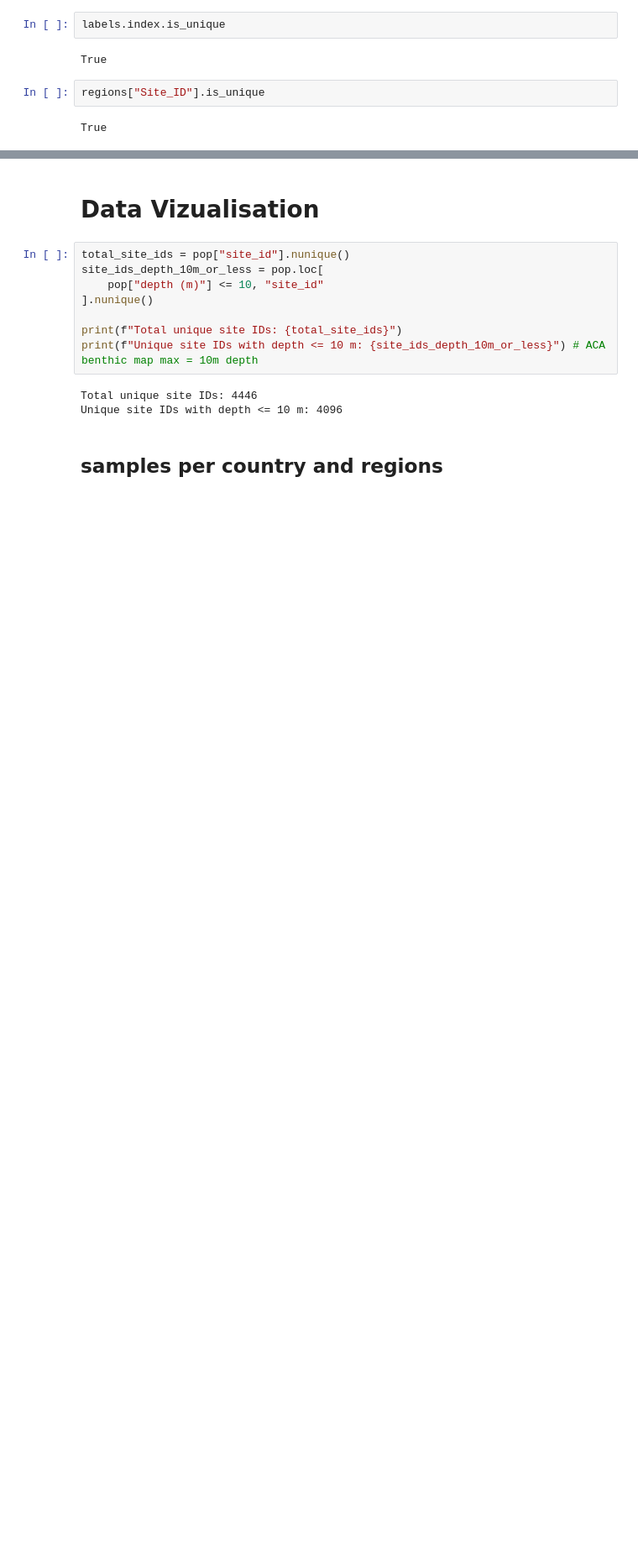
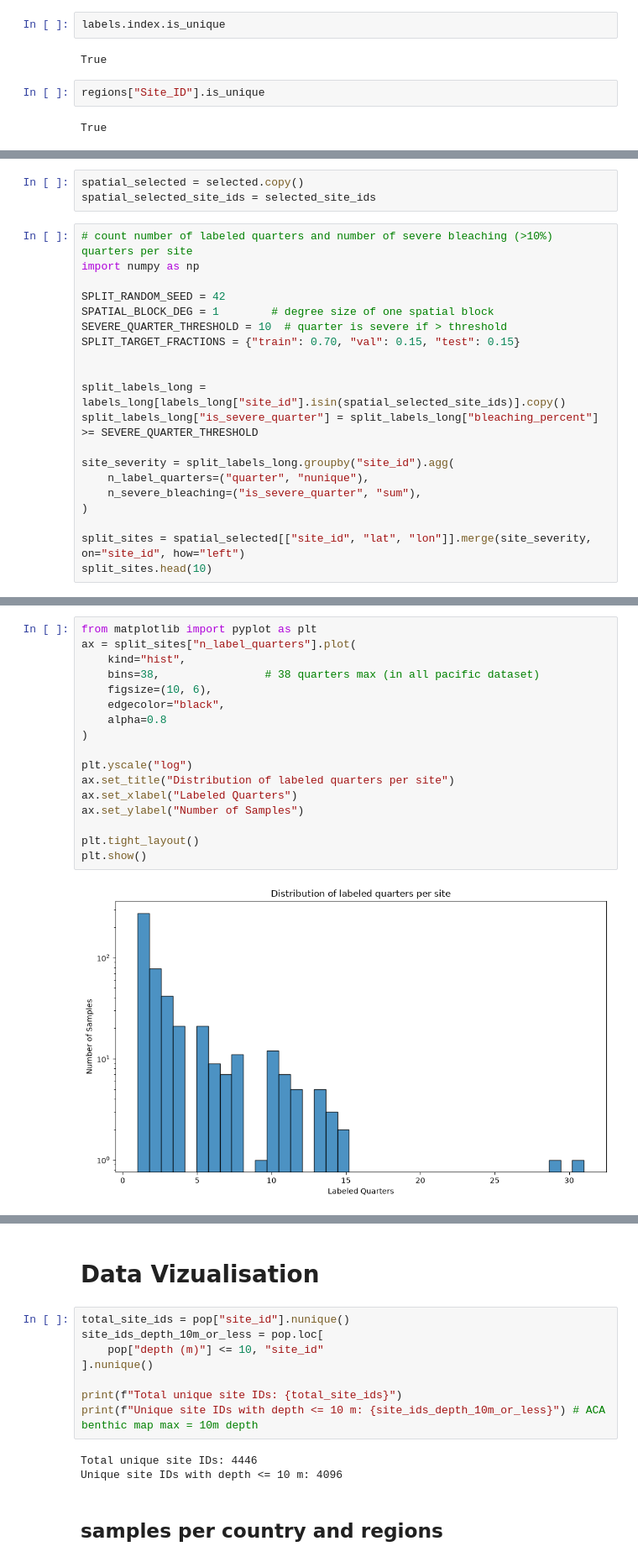
Before and after one commit to Leon1799/Research-Practice, a Jupyter notebook: Scripts/Labels/siteselection and data viz.ipynb, the cells around one changed output, grey strips where cells are left out. Shown at 84% size. Saved outputs shown, nothing was run; the diff lists cells and outputs as text; blank space fills up the shorter version.

```diff
--- a/Scripts/Labels/siteselection and data viz.ipynb
+++ b/Scripts/Labels/siteselection and data viz.ipynb
@@ -189,0 +200,23 @@ True
+# %%
+spatial_selected = selected.copy()
+spatial_selected_site_ids = selected_site_ids
+# %%
+# count number of labeled quarters and number of severe bleaching (>10%) quarters per site
+import numpy as np
+
+SPLIT_RANDOM_SEED = 42
+SPATIAL_BLOCK_DEG = 1        # degree size of one spatial block
+SEVERE_QUARTER_THRESHOLD = 10  # quarter is severe if > threshold
+SPLIT_TARGET_FRACTIONS = {"train": 0.70, "val": 0.15, "test": 0.15}
+
+
+split_labels_long = labels_long[labels_long["site_id"].isin(spatial_selected_site_ids)].copy()
+split_labels_long["is_severe_quarter"] = split_labels_long["bleaching_percent"] >= SEVERE_QUARTER_THRESHOLD
+
+site_severity = split_labels_long.groupby("site_id").agg(
+    n_label_quarters=("quarter", "nunique"),
+    n_severe_bleaching=("is_severe_quarter", "sum"),
+)
+
+split_sites = spatial_selected[["site_id", "lat", "lon"]].merge(site_severity, on="site_id", how="left")
+split_sites.head(10)
@@ -189,0 +235,19 @@ True
+# %%
+from matplotlib import pyplot as plt
+ax = split_sites["n_label_quarters"].plot(
+    kind="hist",
+    bins=38,                # 38 quarters max (in all pacific dataset)
+    figsize=(10, 6),
+    edgecolor="black",
+    alpha=0.8
+)
+
+plt.yscale("log")
+ax.set_title("Distribution of labeled quarters per site")
+ax.set_xlabel("Labeled Quarters")
+ax.set_ylabel("Number of Samples")
+
+plt.tight_layout()
+plt.show()
+# %% [output]
+[figure, added]
```
Also changed, not shown: parts of 24 cells of this notebook, 7 other files.
